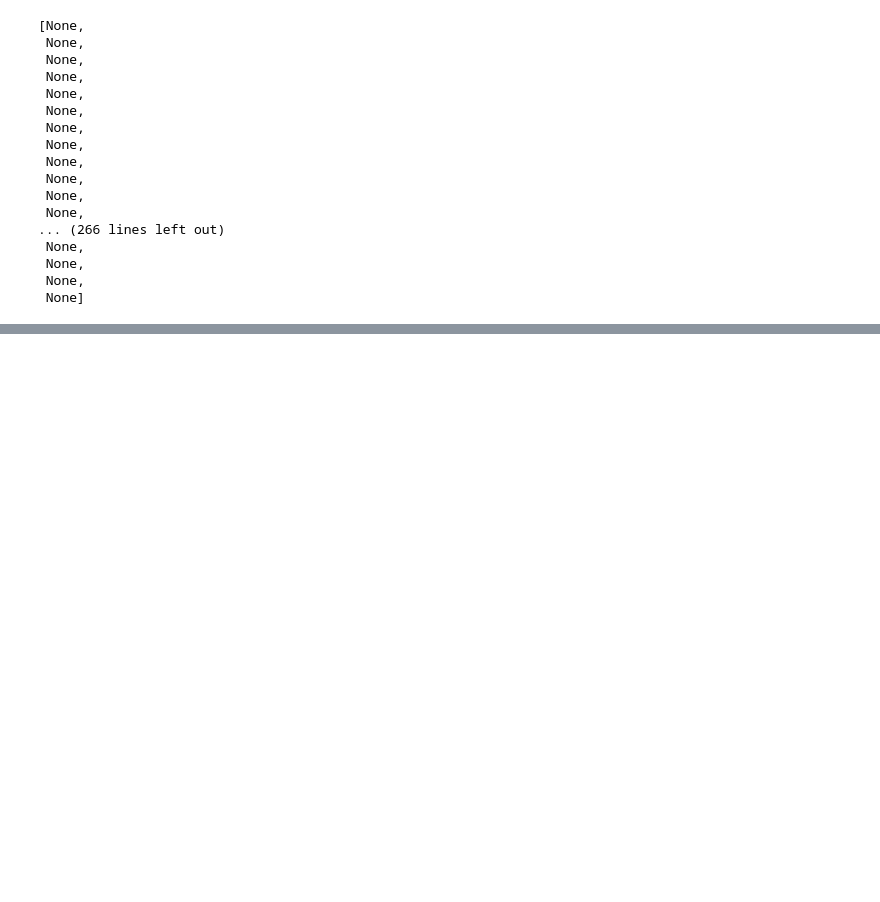
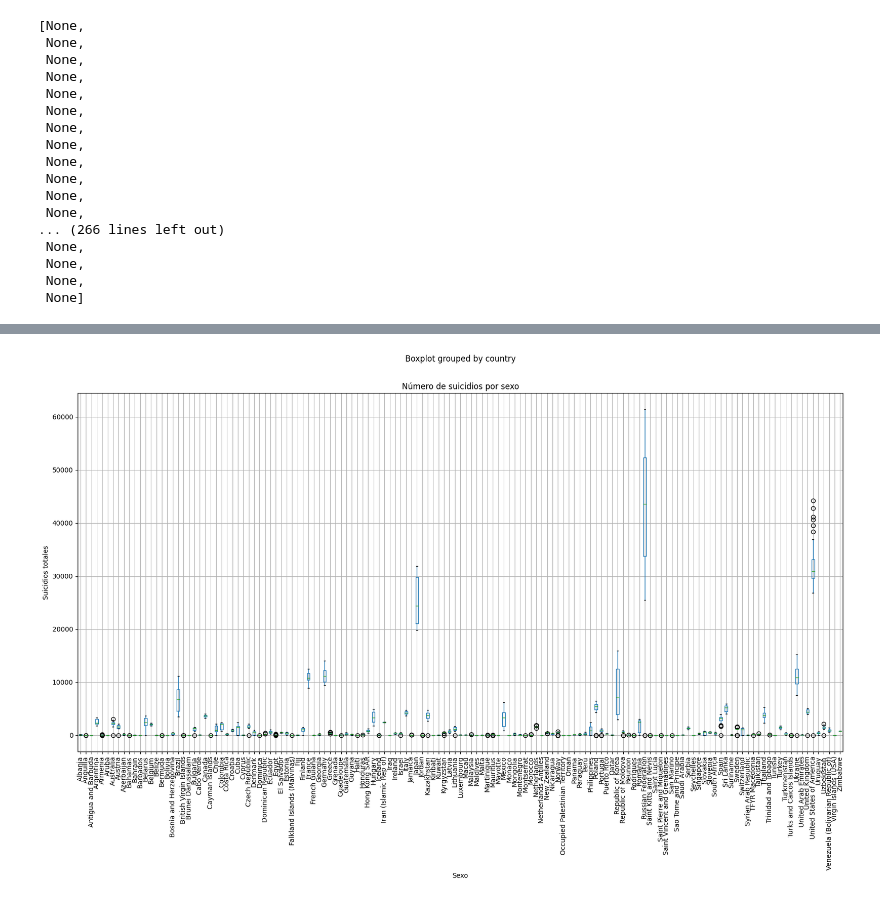
Before and after one commit to theRobert174/DataMining-Analysis, a Jupyter notebook: Intento-2/estadistica descriptiva.ipynb, the cells around one changed output, grey strips where cells are left out. Saved outputs shown, nothing was run; the diff lists cells and outputs as text; code cells hidden in the pictures; blank space fills up the shorter version.

```diff
--- a/Intento-2/estadistica descriptiva.ipynb
+++ b/Intento-2/estadistica descriptiva.ipynb
@@ -118,0 +147,10 @@ country_sex_15_24_suicides_stats('Mexico', 'female')
+# %%
+df_by_genre = data.groupby(['country', 'year'])['suicides_no'].sum().reset_index()
+df_by_genre.boxplot(by = 'country', figsize=(20,10))
+plt.xticks(rotation=90)
+plt.title('Número de suicidios por sexo')
+plt.xlabel('Sexo')
+plt.ylabel('Suicidios totales')
+plt.show()
+# %% [output]
+[figure, added]
```
Also changed, not shown: parts of 3 cells of this notebook, 2 other files.
